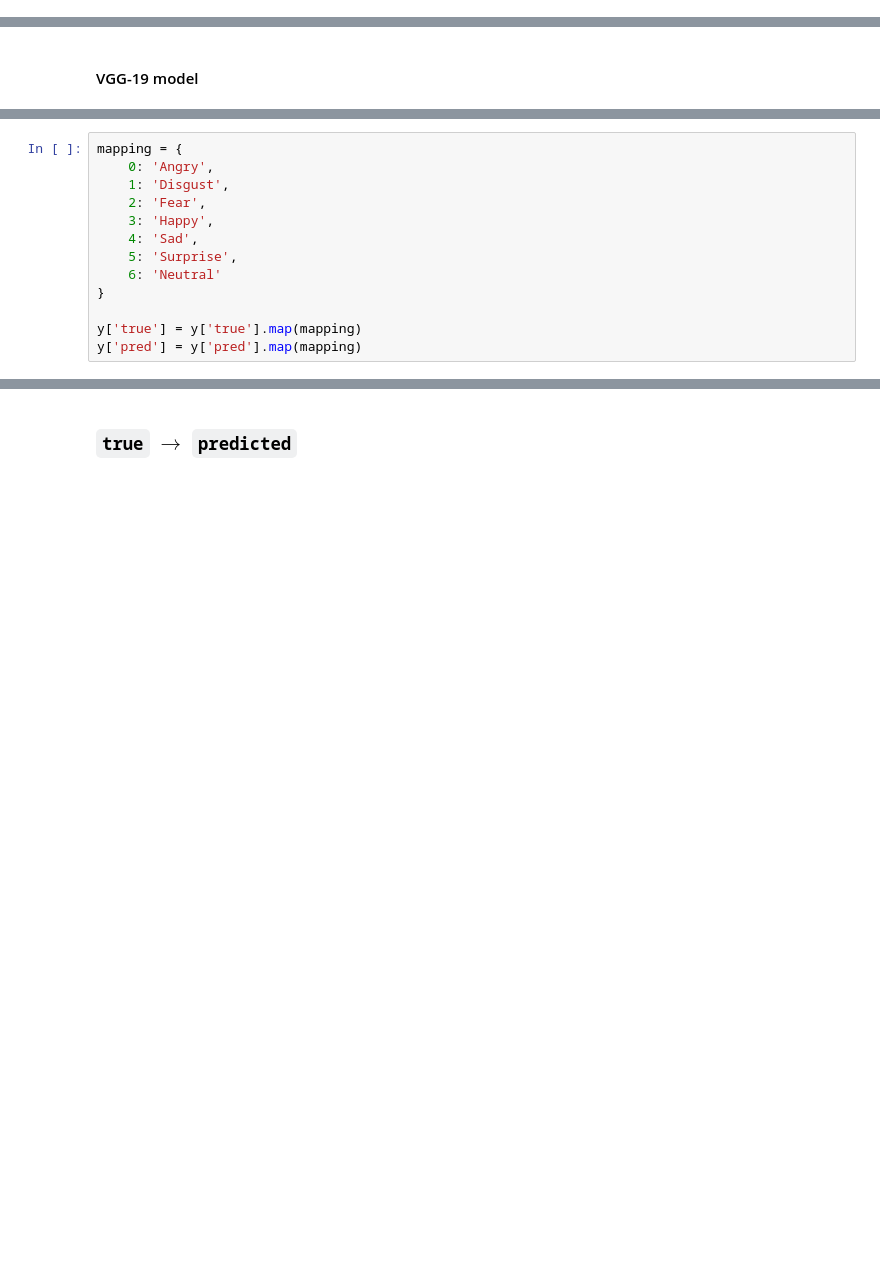
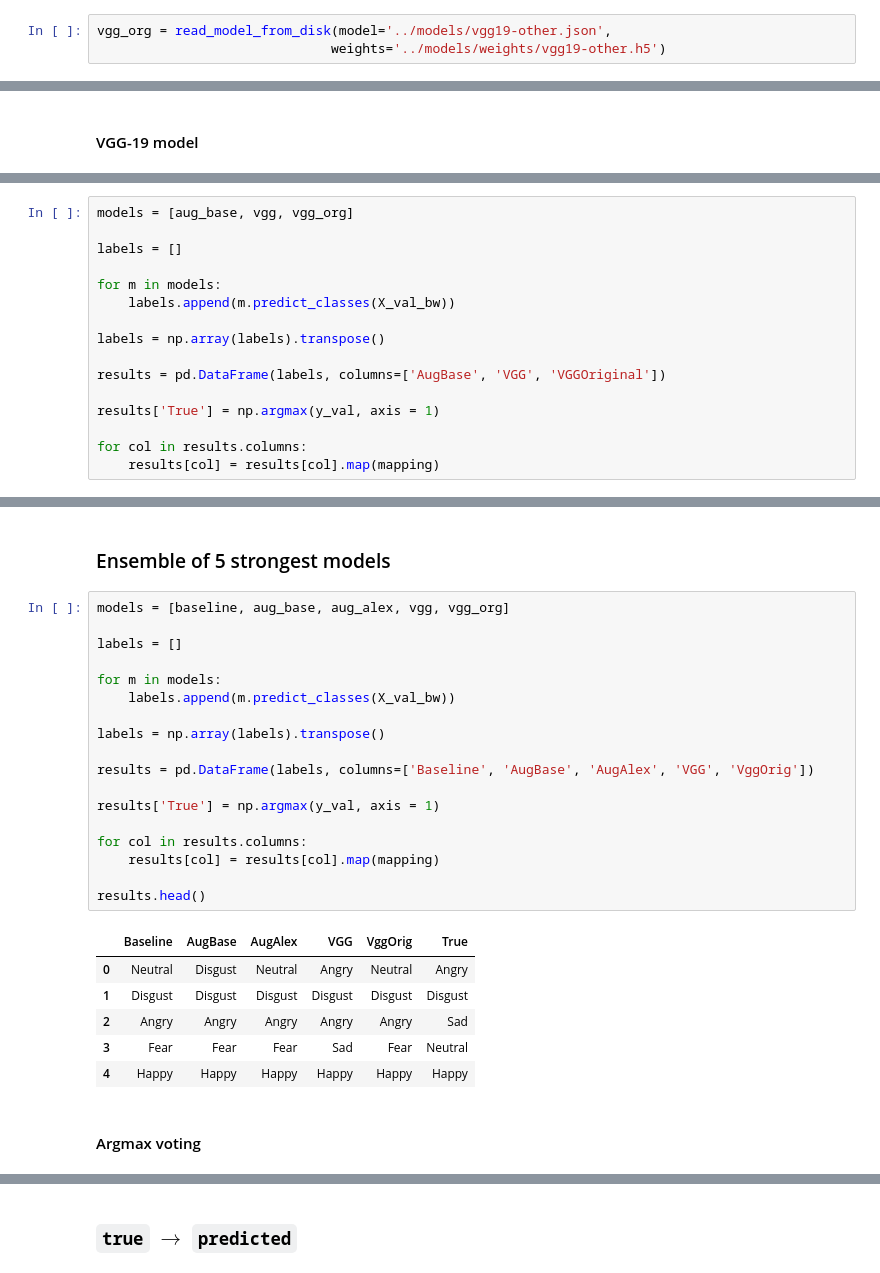
Before and after one commit to dnmca/facial-expression-recognition, a Jupyter notebook: notebooks/ensemble-voting.ipynb, the cells around one changed output, grey strips where cells are left out. Cells and saved outputs as stored; diff of their text form; blank space fills up the shorter version.

```diff
--- a/notebooks/ensemble-voting.ipynb
+++ b/notebooks/ensemble-voting.ipynb
@@ -134,3 +179,6 @@ aug_alex = read_model_from_disk(model='../models/augmented-alexnet.json',
 # %%
 vgg = read_model_from_disk(model='../models/vgg.json',
                           weights='../models/weights/vgg.h5')
+# %%
+vgg_org = read_model_from_disk(model='../models/vgg19-other.json',
+                              weights='../models/weights/vgg19-other.h5')
@@ -201,2 +233,18 @@ results.head()
+# %%
+models = [aug_base, vgg, vgg_org]
+
+labels = []
+
+for m in models:
+    labels.append(m.predict_classes(X_val_bw))
+
+labels = np.array(labels).transpose()
+
+results = pd.DataFrame(labels, columns=['AugBase', 'VGG', 'VGGOriginal'])
+
+results['True'] = np.argmax(y_val, axis = 1)
+
+for col in results.columns:
+    results[col] = results[col].map(mapping)
 # %%
 pred = stats.mode(labels, axis= -1)[0]
@@ -213,13 +261,29 @@ sum(y['pred'] == y['true']) / len(y)
-# %%
-mapping = {
-    0: 'Angry',
-    1: 'Disgust',
-    2: 'Fear',
-    3: 'Happy',
-    4: 'Sad',
-    5: 'Surprise',
-    6: 'Neutral'
-}
-
-y['true'] = y['true'].map(mapping)
-y['pred'] = y['pred'].map(mapping)
+# %% [markdown]
+### Ensemble of 5 strongest models
+# %%
+models = [baseline, aug_base, aug_alex, vgg, vgg_org]
+
+labels = []
+
+for m in models:
+    labels.append(m.predict_classes(X_val_bw))
+
+labels = np.array(labels).transpose()
+
+results = pd.DataFrame(labels, columns=['Baseline', 'AugBase', 'AugAlex', 'VGG', 'VggOrig'])
+
+results['True'] = np.argmax(y_val, axis = 1)
+
+for col in results.columns:
+    results[col] = results[col].map(mapping)
+
+results.head()
+# %% [output]
+|  | Baseline | AugBase | AugAlex | VGG | VggOrig | True |
+| 0 | Neutral | Disgust | Neutral | Angry | Neutral | Angry |
+| 1 | Disgust | Disgust | Disgust | Disgust | Disgust | Disgust |
+| 2 | Angry | Angry | Angry | Angry | Angry | Sad |
+| 3 | Fear | Fear | Fear | Sad | Fear | Neutral |
+| 4 | Happy | Happy | Happy | Happy | Happy | Happy |
+# %% [markdown]
+#### Argmax voting
```
Also changed, not shown: parts of 58 cells of this notebook, 6 other files.
